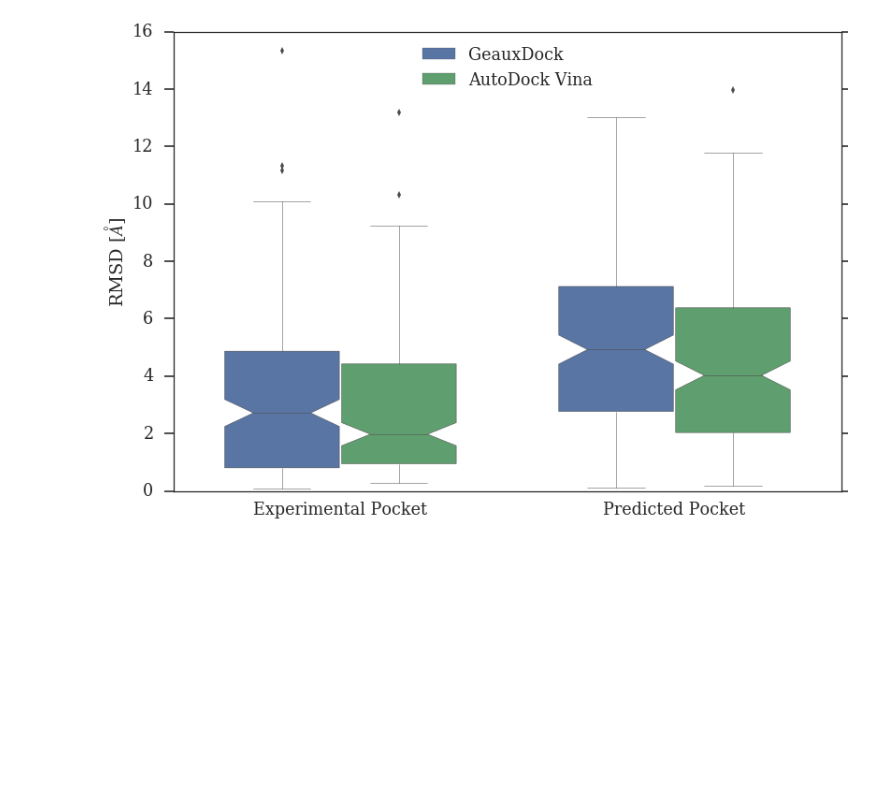
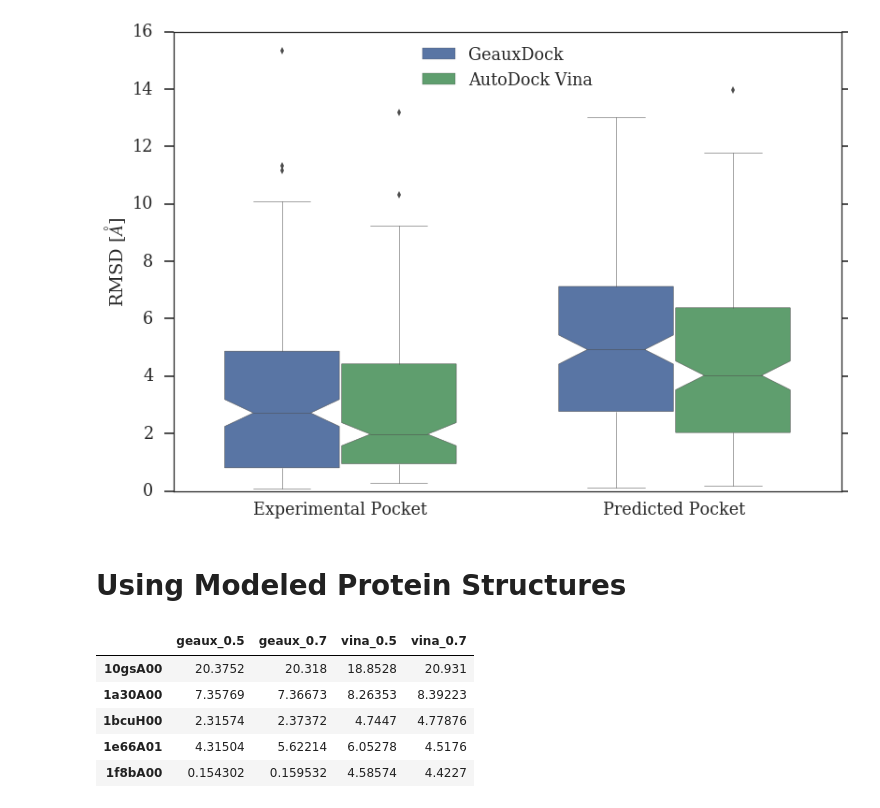
Before and after one commit to EricTing/casf-benchmark, a Jupyter notebook: casf_benchmark/analysis.ipynb, the cells around one changed output. Drawn from its saved outputs; the diff is of its cells as text; code cells hidden in the pictures; blank space fills up the shorter version.

```diff
--- a/casf_benchmark/analysis.ipynb
+++ b/casf_benchmark/analysis.ipynb
@@ -161,3 +166,5 @@ plt.ylabel("RMSD [$\AA$]")
 plt.savefig("../dat/rmsd_box.tiff", dpi=300)
 # %% [output]
 [figure]
+# %% [markdown]
+# Using Modeled Protein Structures
@@ -163,0 +178,9 @@ plt.savefig("../dat/rmsd_box.tiff", dpi=300)
+# %%
+df.head()
+# %% [output]
+|  | geaux_0.5 | geaux_0.7 | vina_0.5 | vina_0.7 |
+| 10gsA00 | 20.3752 | 20.318 | 18.8528 | 20.931 |
+| 1a30A00 | 7.35769 | 7.36673 | 8.26353 | 8.39223 |
+| 1bcuH00 | 2.31574 | 2.37372 | 4.7447 | 4.77876 |
+| 1e66A01 | 4.31504 | 5.62214 | 6.05278 | 4.5176 |
+| 1f8bA00 | 0.154302 | 0.159532 | 4.58574 | 4.4227 |
```
Also changed, not shown: parts of 7 cells of this notebook.
